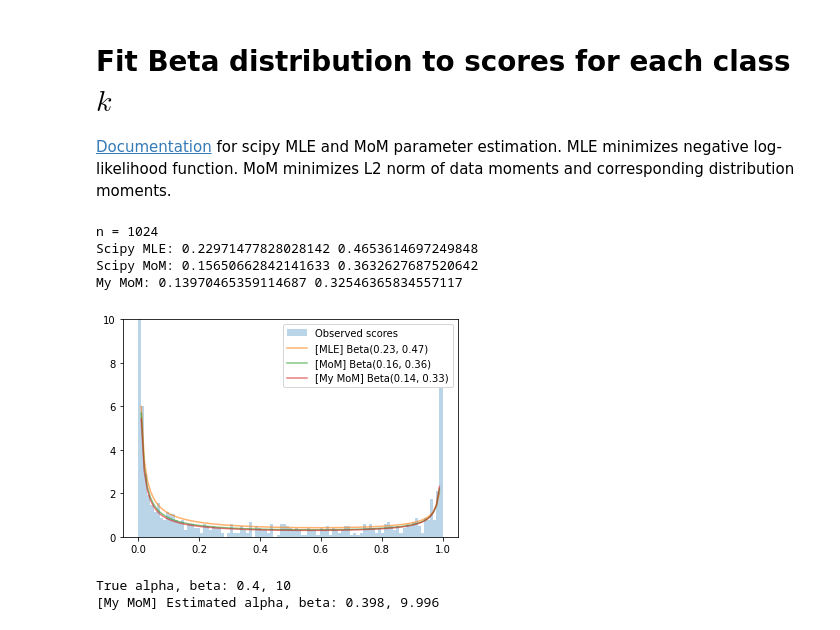
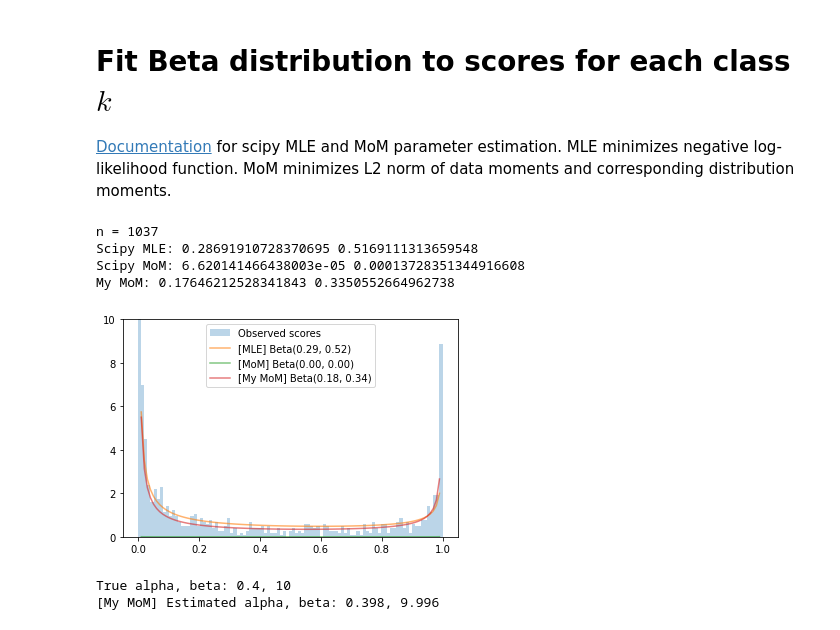
Before and after one commit to tiffanyding/empirical-bayes-conformal, a Jupyter notebook: imagenet_experiments.ipynb, the cells around one changed output. Saved outputs shown, nothing was run; the diff lists cells and outputs as text; code cells hidden in the pictures.

```diff
--- a/imagenet_experiments.ipynb
+++ b/imagenet_experiments.ipynb
@@ -263,7 +291,7 @@ np.mean(cb_class_specific_cov), np.std(cb_class_specific_cov)
 # First, let's do it for a single class
 
 # Select data
-k = 550
+k = 551
 classk_scores = scores[labels==k,k]
 print('n =', len(classk_scores))
 
@@ -271,38 +299,38 @@ print('n =', len(classk_scores))
 a_k, b_k, _, _ = beta.fit(classk_scores, method='MLE')
 print('Scipy MLE:', a_k, b_k)
 
 # Fit distribution to data using scipy's MoM
 a2_k, b2_k, _, _ = beta.fit(classk_scores, method='MM')
 print('Scipy MoM:', a2_k, b2_k)
 
 # Fit distribution to data using my MoM
 a3_k, b3_k = beta_MoM(classk_scores)
 print('My MoM:', a3_k, b3_k)
 
 
 # Plot
 grid = np.linspace(0, 1, 100)
 plt.hist(classk_scores, label='Observed scores', bins=grid, density=True, alpha=0.3) # Data
 
 mle_fitted_distr = beta.pdf(grid, a_k, b_k)# MLE fitted distribution
 plt.plot(grid, mle_fitted_distr, label= f'[MLE] Beta({a_k:.2f}, {b_k:.2f})', alpha=0.6)
 
 mom_fitted_distr = beta.pdf(grid, a2_k, b2_k)# MoM fitted distribution
 plt.plot(grid, mom_fitted_distr, label= f'[MoM] Beta({a2_k:.2f}, {b2_k:.2f})', alpha=0.6)
 
 mom2_fitted_distr = beta.pdf(grid, a3_k, b3_k) # MoM fitted distribution
 plt.plot(grid, mom2_fitted_distr, label= f'[My MoM] Beta({a3_k:.2f}, {b3_k:.2f})', alpha=0.6)
 
 
 plt.legend()
 plt.ylim(0,10)
 plt.show()
 # %% [output]
-n = 1024
-Scipy MLE: 0.22971477828028142 0.4653614697249848
-Scipy MoM: 0.15650662842141633 0.3632627687520642
-My MoM: 0.13970465359114687 0.32546365834557117
+n = 1037
+Scipy MLE: 0.28691910728370695 0.5169111313659548
+Scipy MoM: 6.620141466438003e-05 0.00013728351344916608
+My MoM: 0.17646212528341843 0.3350552664962738
-[figure, old version]
+[figure, new version]
 # %%
 # Sanity check that my MoM can correctly estimate the parameter values
 a, b = 0.4, 10
```
Also changed, not shown: parts of 17 cells of this notebook, 13 other files.
